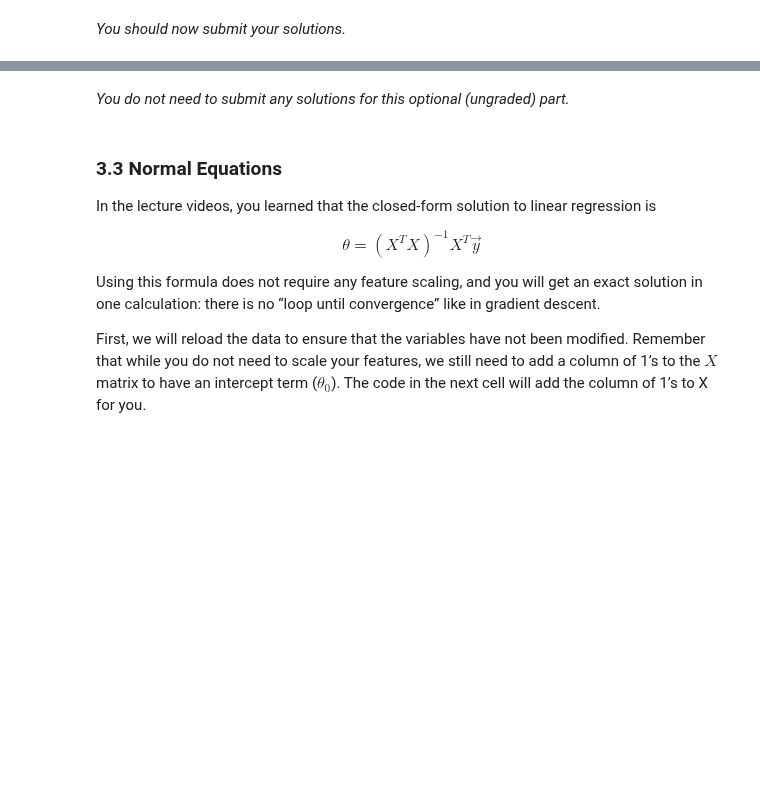
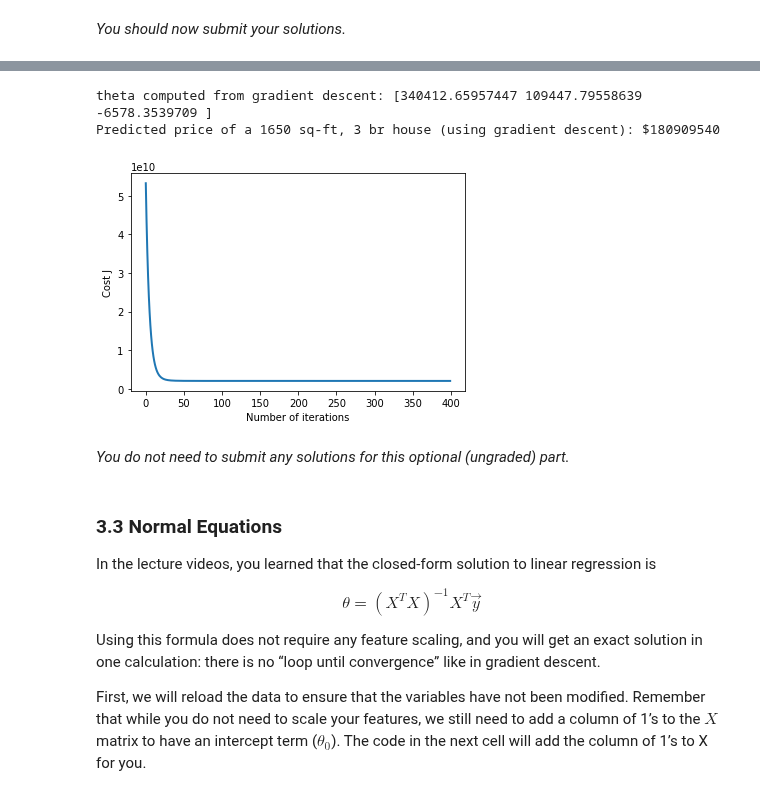
Before and after one commit to dibgerge/ml-coursera-python-assignments, a Jupyter notebook: Exercise1/exercise1.ipynb, the cells around one changed output, grey strips where cells are left out. Cells and saved outputs as stored; diff of their text form; code cells hidden in the pictures; blank space fills up the shorter version.

```diff
--- a/Exercise1/exercise1.ipynb
+++ b/Exercise1/exercise1.ipynb
@@ -383,10 +433,10 @@ def gradientDescent(X, y, theta, alpha, num_iters):
     theta = theta.copy()
 
     J_history = [] # Use a python list to save cost in every iteration
-
     for i in range(num_iters):
         # ==================== YOUR CODE HERE =================================
 
+        theta = theta - (alpha/m) * (theta @ X.T - y).T @ X
 
         # =====================================================================
 
@@ -571,6 +659,9 @@ def  featureNormalize(X):
 
     # =========================== YOUR CODE HERE =====================
 
+    mu = X.mean(axis = 0)
+    sigma = X.std(axis = 0)
+    X_norm = (X - mu) / sigma
 
     # ================================================================
     return X_norm, mu, sigma
@@ -656,6 +766,7 @@ def computeCostMulti(X, y, theta):
 
     # ======================= YOUR CODE HERE ===========================
 
+    J = (1/(2*m)) * np.sum(np.power((theta @ X.T - y), 2))
 
     # ==================================================================
     return J
@@ -715,6 +842,7 @@ def gradientDescentMulti(X, y, theta, alpha, num_iters):
     for i in range(num_iters):
         # ======================= YOUR CODE HERE ==========================
 
+        theta = theta - (alpha/m) * (theta @ X.T - y).T @ X
 
         # =================================================================
 
@@ -775,34 +919,38 @@ of a 1650 sq-ft, 3 br house.
 
 Hint
 ----
 At prediction, make sure you do the same feature normalization.
 """
 # Choose some alpha value - change this
 alpha = 0.1
 num_iters = 400
 
 # init theta and run gradient descent
 theta = np.zeros(3)
 theta, J_history = gradientDescentMulti(X, y, theta, alpha, num_iters)
 
 # Plot the convergence graph
 pyplot.plot(np.arange(len(J_history)), J_history, lw=2)
 pyplot.xlabel('Number of iterations')
 pyplot.ylabel('Cost J')
 
 # Display the gradient descent's result
 print('theta computed from gradient descent: {:s}'.format(str(theta)))
 
 # Estimate the price of a 1650 sq-ft, 3 br house
 # ======================= YOUR CODE HERE ===========================
 # Recall that the first column of X is all-ones.
 # Thus, it does not need to be normalized.
 
-price = 0   # You should change this
+price = np.dot(theta, np.array([1, 1650, 3]))
 
 # ===================================================================
 
 print('Predicted price of a 1650 sq-ft, 3 br house (using gradient descent): ${:.0f}'.format(price))
+# %% [output]
+theta computed from gradient descent: [340412.65957447 109447.79558639  -6578.3539709 ]
+Predicted price of a 1650 sq-ft, 3 br house (using gradient descent): $180909540
+[figure, added]
 # %% [markdown]
 *You do not need to submit any solutions for this optional (ungraded) part.*
 # %% [markdown]
```
Also changed, not shown: parts of 20 cells of this notebook.
